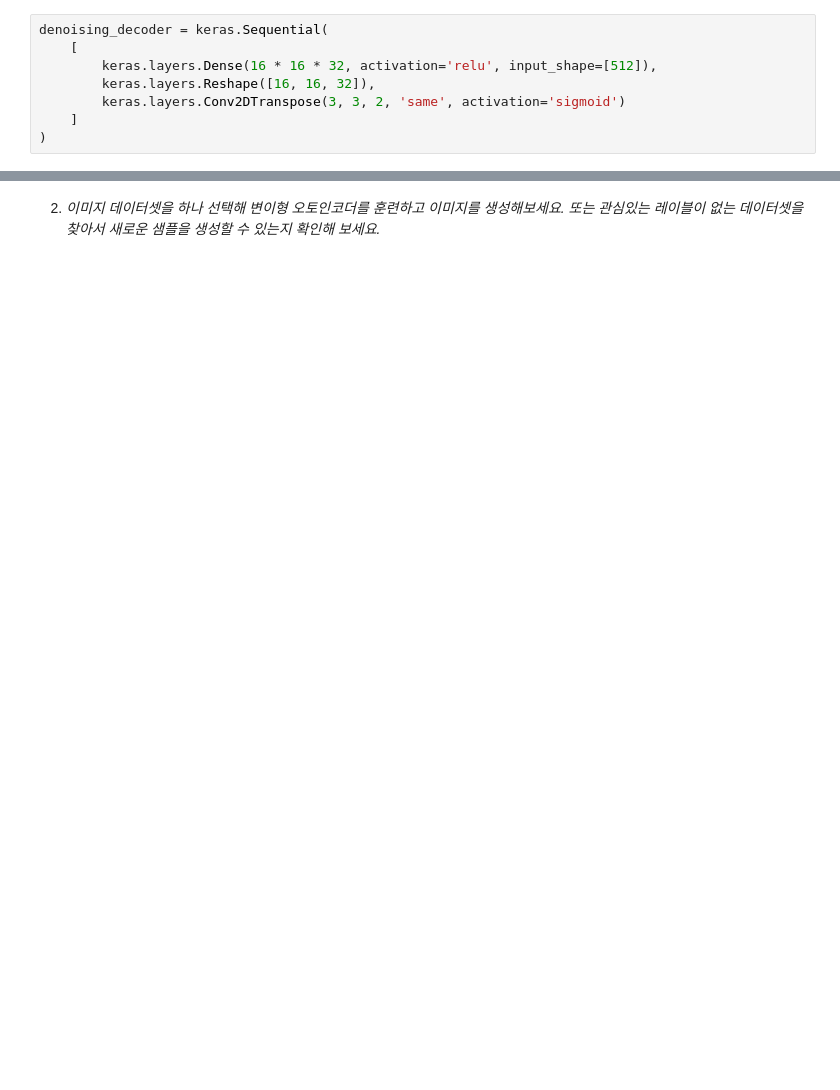
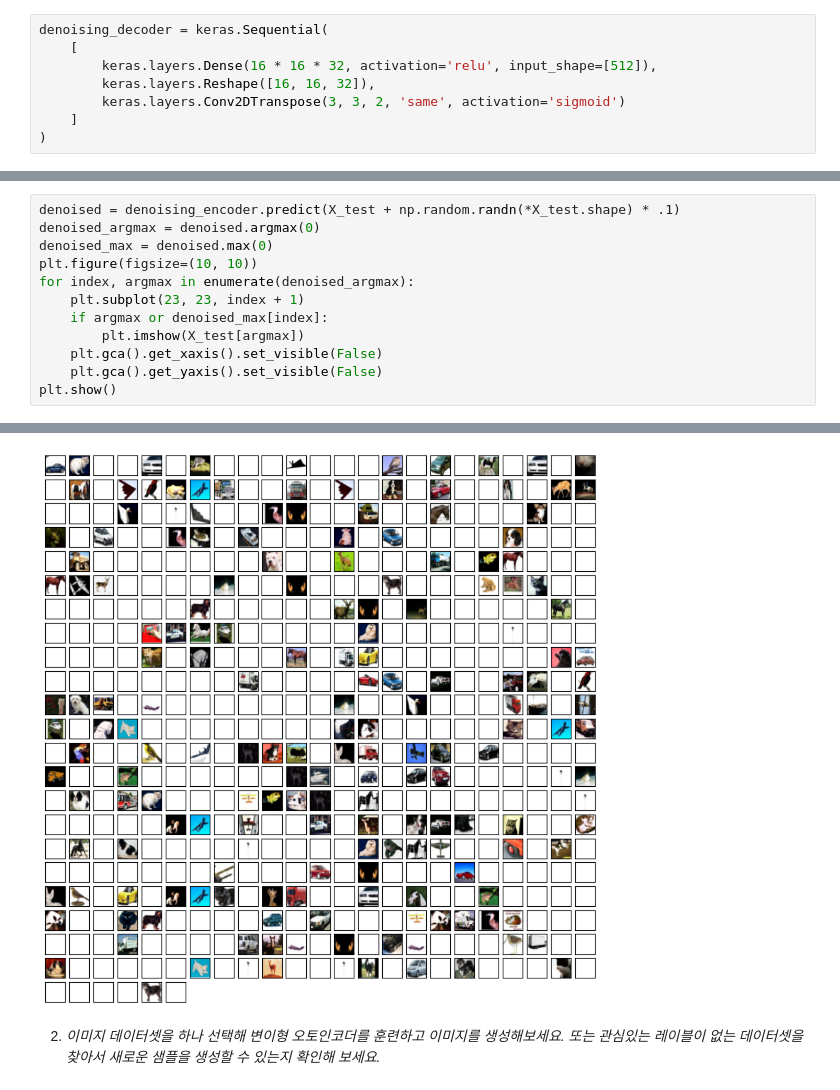
Before and after one commit to r0cd7b/autoencoders_and_gans, a Jupyter notebook: autoencoders_and_gans.ipynb, the cells around one changed output, grey strips where cells are left out. Drawn from its saved outputs; the diff is of its cells as text; blank space fills up the shorter version.

```diff
--- a/autoencoders_and_gans.ipynb
+++ b/autoencoders_and_gans.ipynb
@@ -999,0 +988,13 @@ plt.show()
+# %%
+denoised = denoising_encoder.predict(X_test + np.random.randn(*X_test.shape) * .1)
+denoised_argmax = denoised.argmax(0)
+denoised_max = denoised.max(0)
+plt.figure(figsize=(10, 10))
+for index, argmax in enumerate(denoised_argmax):
+    plt.subplot(23, 23, index + 1)
+    if argmax or denoised_max[index]:
+        plt.imshow(X_test[argmax])
+    plt.gca().get_xaxis().set_visible(False)
+    plt.gca().get_yaxis().set_visible(False)
+plt.show()
+# %% [output]
@@ -1000,2 +1002,3 @@ plt.show()
+[figure, added]
 # %% [markdown]
 2. _이미지 데이터셋을 하나 선택해 변이형 오토인코더를 훈련하고 이미지를 생성해보세요. 또는 관심있는 레이블이 없는 데이터셋을 찾아서 새로운 샘플을 생성할 수 있는지 확인해 보세요._
```
Also changed, not shown: parts of 51 cells of this notebook, 10 other files.
